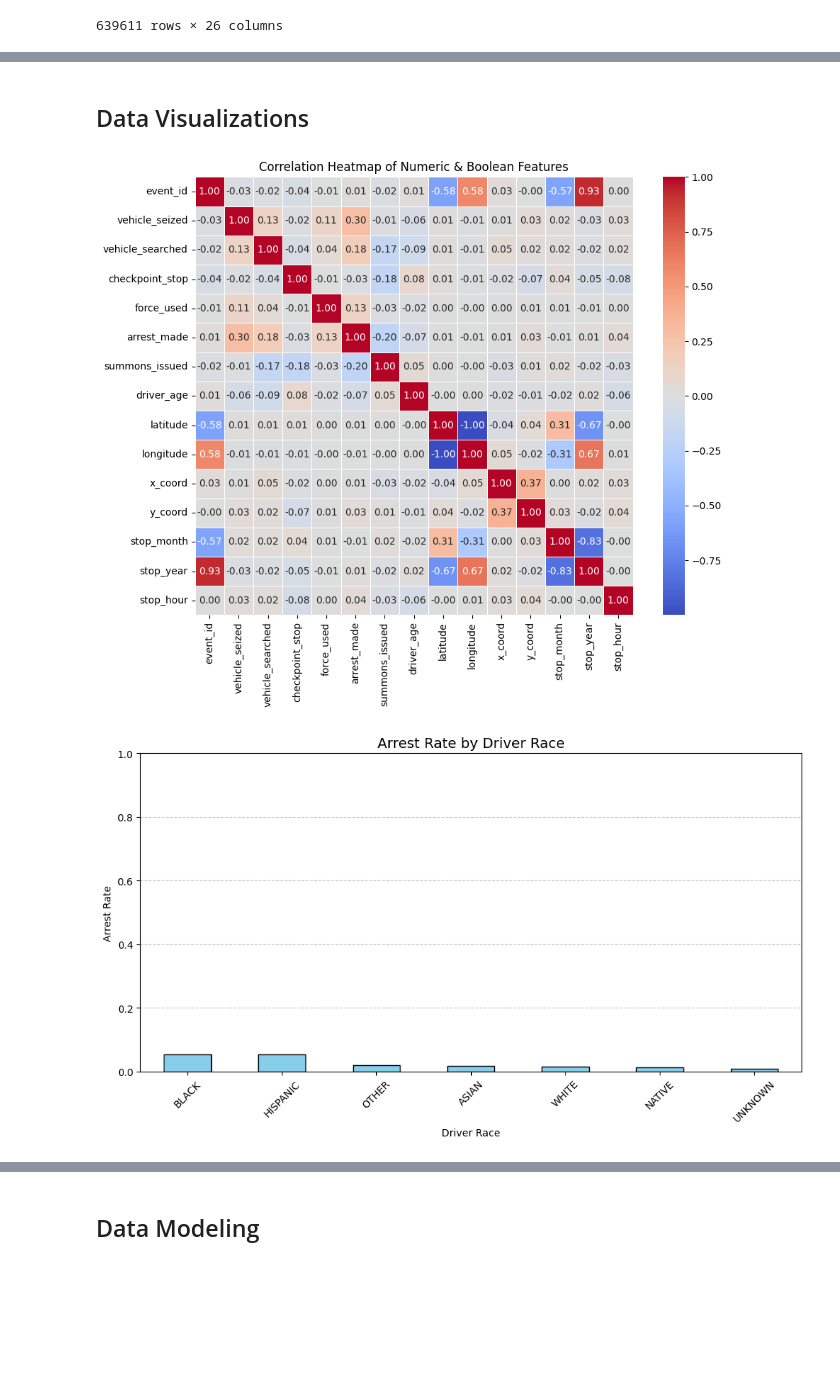
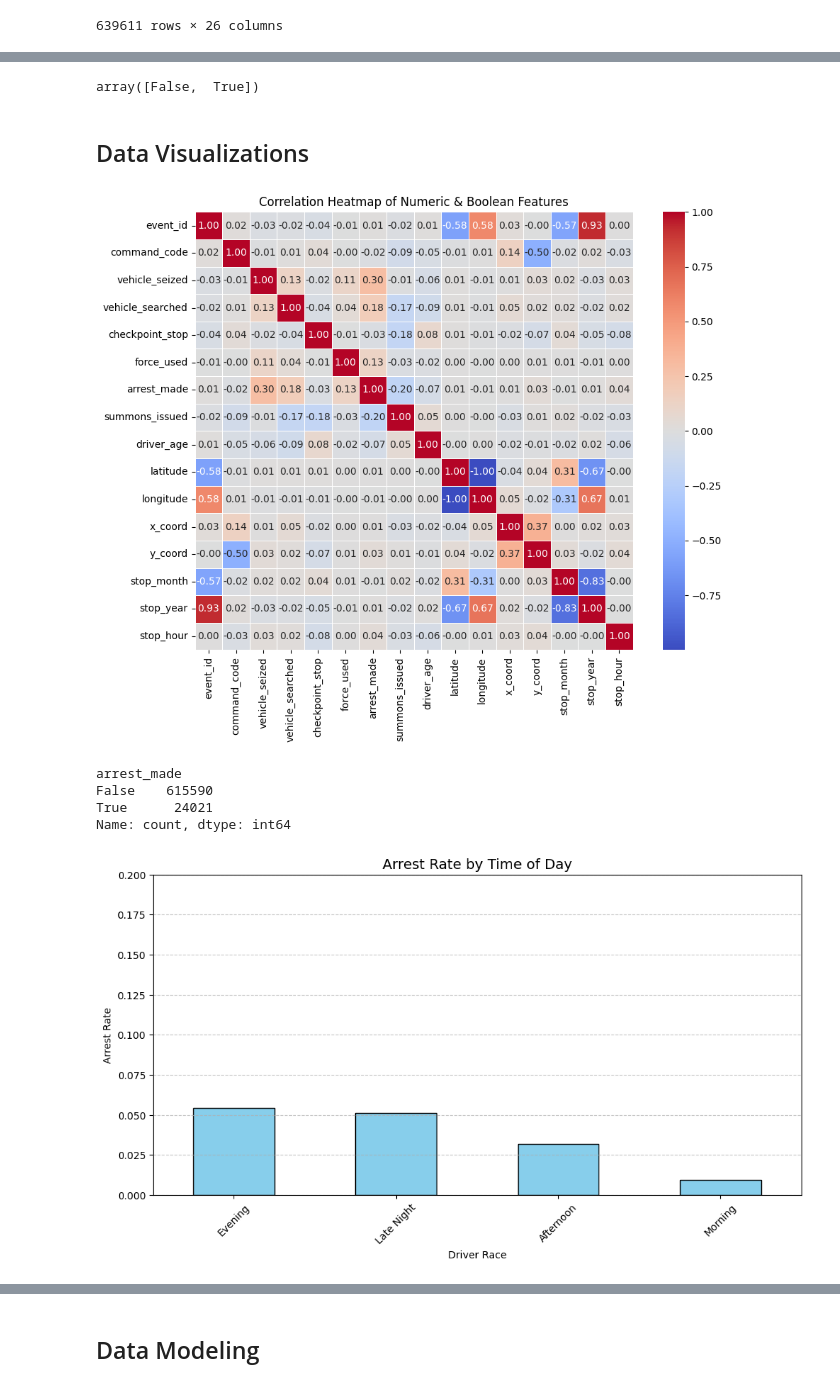
Before and after one commit to Samuelp0110/CS513_Final_Project, a Jupyter notebook: Final_Project.ipynb, the cells around one changed output, grey strips where cells are left out. Drawn from its saved outputs; the diff is of its cells as text; code cells hidden in the pictures; blank space fills up the shorter version.

```diff
--- a/Final_Project.ipynb
+++ b/Final_Project.ipynb
@@ -290,6 +344,12 @@ df_cleaned
+# %%
+df_cleaned['force_used'].unique()
+# %% [output]
+array([False,  True])
 # %% [markdown]
 ## Data Visualizations
 # %%
+df_cleaned = pd.read_csv('nypd_vehicle_stops_cleaned.csv')
+
 numeric_corr = df_cleaned.select_dtypes(include=['number', 'bool']).corr()
 
 plt.figure(figsize=(10, 8))
@@ -298,30 +358,35 @@ plt.title("Correlation Heatmap of Numeric & Boolean Features")
 plt.tight_layout()
 plt.show()
 # %% [output]
-[figure, old version]
+[figure, new version]
+# %%
+df_cleaned['arrest_made'].value_counts()
+# %% [output]
+arrest_made
+False    615590
+True      24021
+Name: count, dtype: int64
 # %%
-df_cleaned = pd.read_csv('nypd_vehicle_stops_cleaned.csv')
-
 # Calculate arrest rate by driver race
 race_arrest_stats = (
-    df_cleaned.groupby("driver_race")["arrest_made"]
+    df_cleaned.groupby("stop_time_of_day")["arrest_made"]
     .agg(["count", "sum"])
     .rename(columns={"count": "total_stops", "sum": "arrests"})
 )
 race_arrest_stats["arrest_rate"] = race_arrest_stats["arrests"] / race_arrest_stats["total_stops"]
 
 # Plot
 plt.figure(figsize=(10, 6))
 race_arrest_stats["arrest_rate"].sort_values(ascending=False).plot(
     kind="bar", color="skyblue", edgecolor="black"
 )
-plt.title("Arrest Rate by Driver Race", fontsize=14)
+plt.title("Arrest Rate by Time of Day", fontsize=14)
 plt.ylabel("Arrest Rate")
 plt.xlabel("Driver Race")
-plt.ylim(0, 1)
+plt.ylim(0, .2)
 plt.grid(axis="y", linestyle="--", alpha=0.7)
 plt.tight_layout()
 plt.xticks(rotation=45)
 plt.show()
 # %% [output]
-[figure, old version]
+[figure, new version]
```
Also changed, not shown: parts of 28 cells of this notebook, 3 other files.
